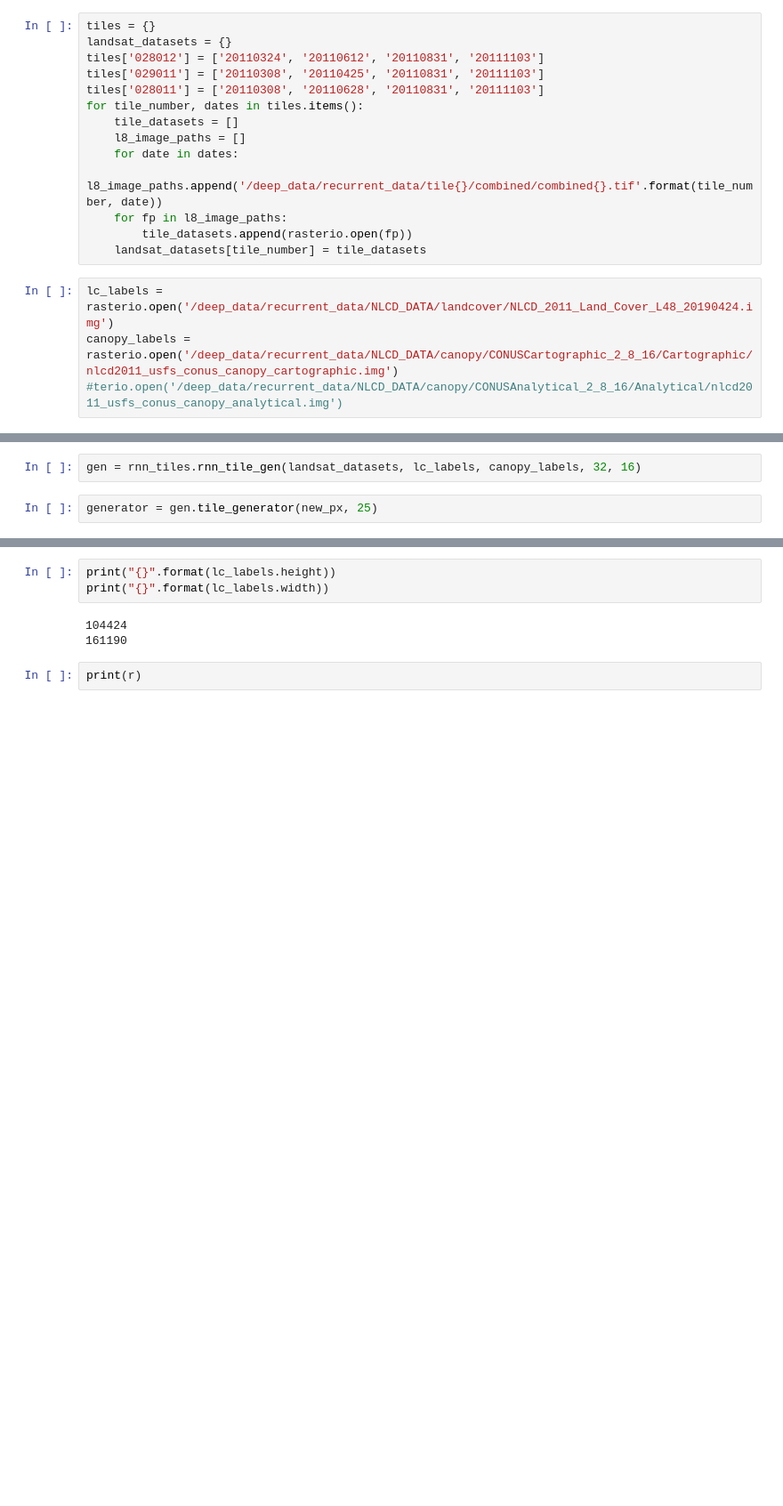
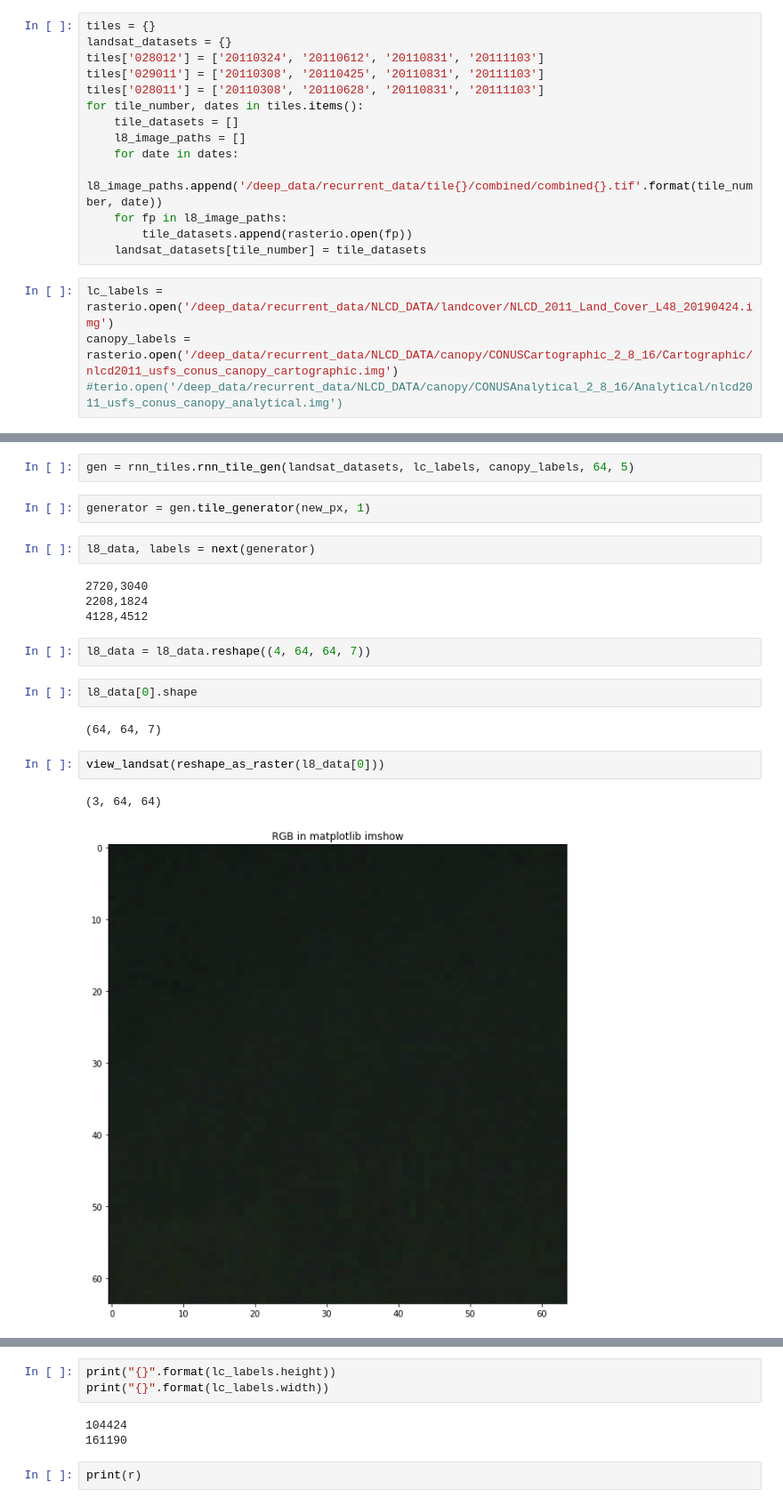
Before and after one commit to patrickcgray/landcover_rcnn, a Jupyter notebook: rcnn/rnn_data_processing.ipynb, the cells around one changed output, grey strips where cells are left out. Shown at 89% size. Drawn from its saved outputs; the diff is of its cells as text; blank space fills up the shorter version.

```diff
--- a/rcnn/rnn_data_processing.ipynb
+++ b/rcnn/rnn_data_processing.ipynb
@@ -133,4 +157,21 @@ importlib.reload(rnn_tiles)
 # %%
-gen = rnn_tiles.rnn_tile_gen(landsat_datasets, lc_labels, canopy_labels, 32, 16)
+gen = rnn_tiles.rnn_tile_gen(landsat_datasets, lc_labels, canopy_labels, 64, 5)
 # %%
-generator = gen.tile_generator(new_px, 25)
+generator = gen.tile_generator(new_px, 1)
+# %%
+l8_data, labels = next(generator)
+# %% [output]
+2720,3040
+2208,1824
+4128,4512
+# %%
+l8_data = l8_data.reshape((4, 64, 64, 7))
+# %%
+l8_data[0].shape
+# %% [output]
+(64, 64, 7)
+# %%
+view_landsat(reshape_as_raster(l8_data[0]))
+# %% [output]
+(3, 64, 64)
+[figure, added]
```
Also changed, not shown: parts of 36 cells of this notebook, 7 other files.
